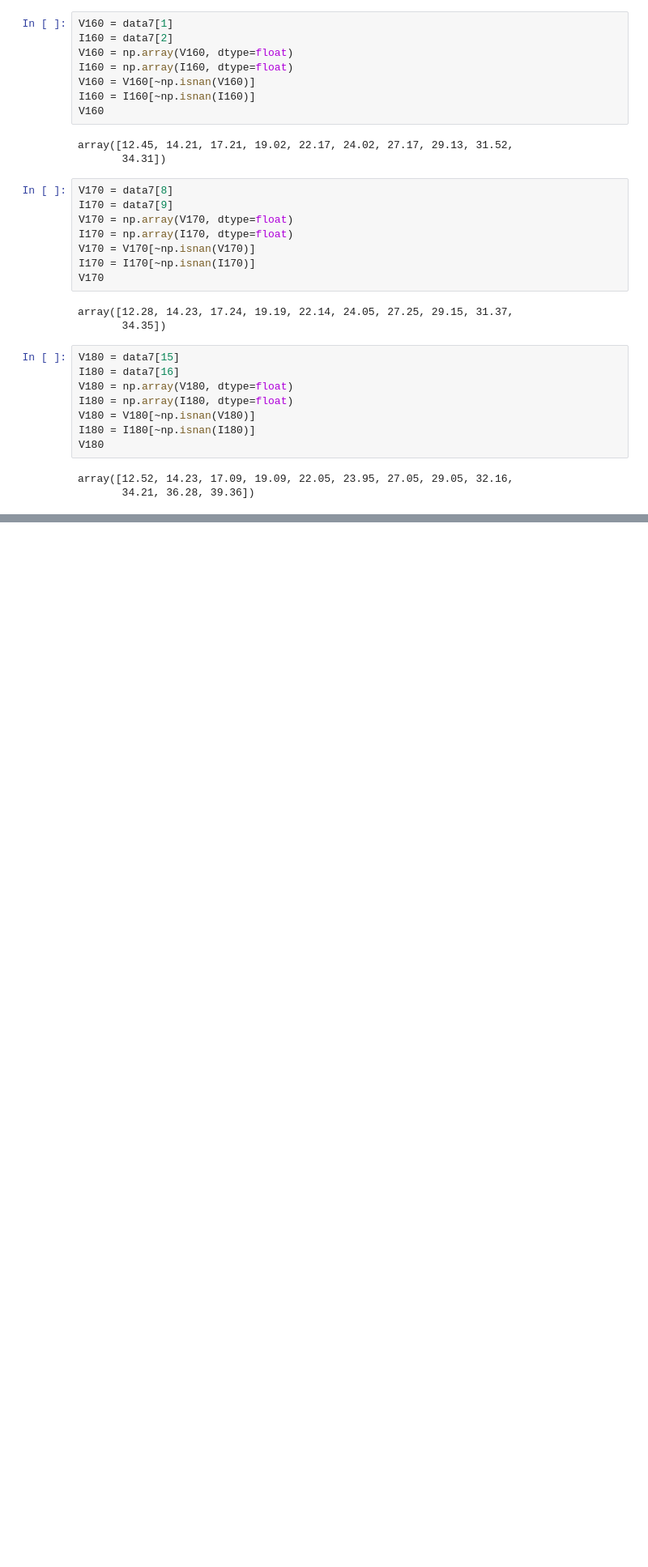
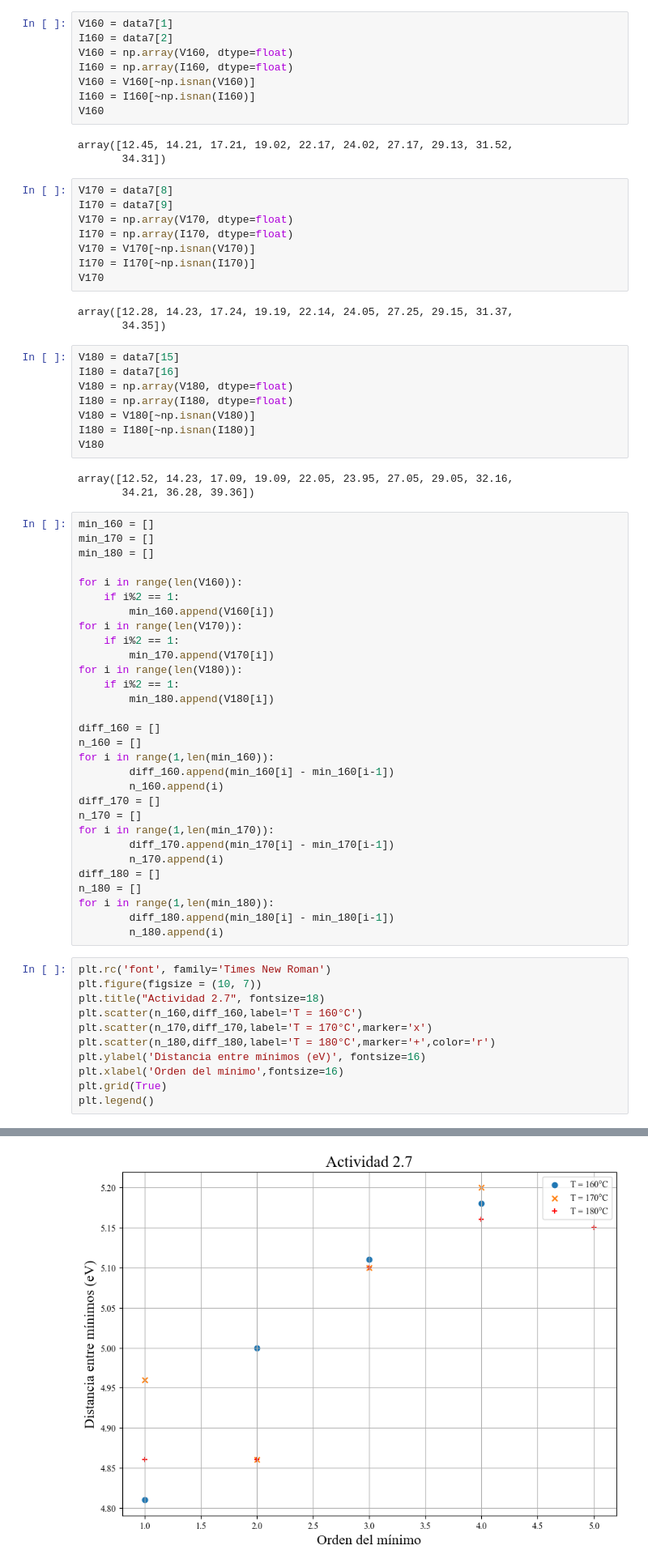
Before and after one commit to slaverdeg/Laboratorio-Intermedio-1, a Jupyter notebook: Frank-Hertz/Actividad_2.ipynb, the cells around one changed output, grey strips where cells are left out. Shown: that part at 81% size. Saved outputs shown, nothing was run; the diff lists cells and outputs as text; blank space fills up the shorter version.

```diff
--- a/Frank-Hertz/Actividad_2.ipynb
+++ b/Frank-Hertz/Actividad_2.ipynb
@@ -140,3 +140,45 @@ V180
 # %% [output]
 array([12.52, 14.23, 17.09, 19.09, 22.05, 23.95, 27.05, 29.05, 32.16,
        34.21, 36.28, 39.36])
+# %%
+min_160 = []
+min_170 = []
+min_180 = []
+
+for i in range(len(V160)):
+    if i%2 == 1:
+        min_160.append(V160[i])
+for i in range(len(V170)):
+    if i%2 == 1:
+        min_170.append(V170[i])
+for i in range(len(V180)):
+    if i%2 == 1:
+        min_180.append(V180[i])
+
+diff_160 = []
+n_160 = []
+for i in range(1,len(min_160)):
+        diff_160.append(min_160[i] - min_160[i-1])
+        n_160.append(i)
+diff_170 = []
+n_170 = []
+for i in range(1,len(min_170)):
+        diff_170.append(min_170[i] - min_170[i-1])
+        n_170.append(i)
+diff_180 = []
+n_180 = []
+for i in range(1,len(min_180)):
+        diff_180.append(min_180[i] - min_180[i-1])
+        n_180.append(i)
+# %%
+plt.rc('font', family='Times New Roman')
+plt.figure(figsize = (10, 7))
+plt.title("Actividad 2.7", fontsize=18)
+plt.scatter(n_160,diff_160,label='T = 160°C')
+plt.scatter(n_170,diff_170,label='T = 170°C',marker='x')
+plt.scatter(n_180,diff_180,label='T = 180°C',marker='+',color='r')
+plt.ylabel('Distancia entre mínimos (eV)', fontsize=16)
+plt.xlabel('Orden del mínimo',fontsize=16)
+plt.grid(True)
+plt.legend()
+# %% [output]
@@ -142,0 +186 @@ array([12.52, 14.23, 17.09, 19.09, 22.05, 23.95, 27.05, 29.05, 32.16,
+[figure, added]
```
Also changed, not shown: parts of 1 cell of this notebook, 3 other files.
